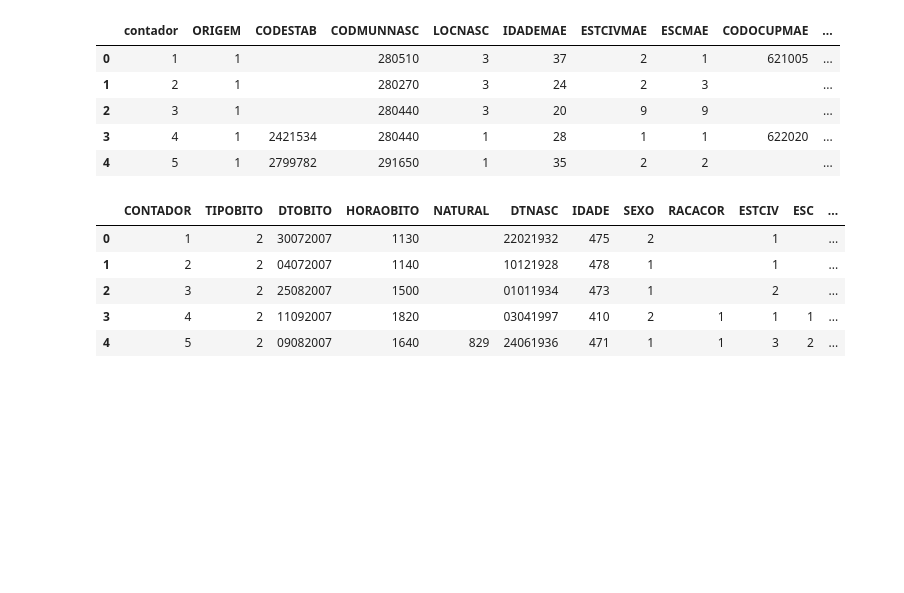
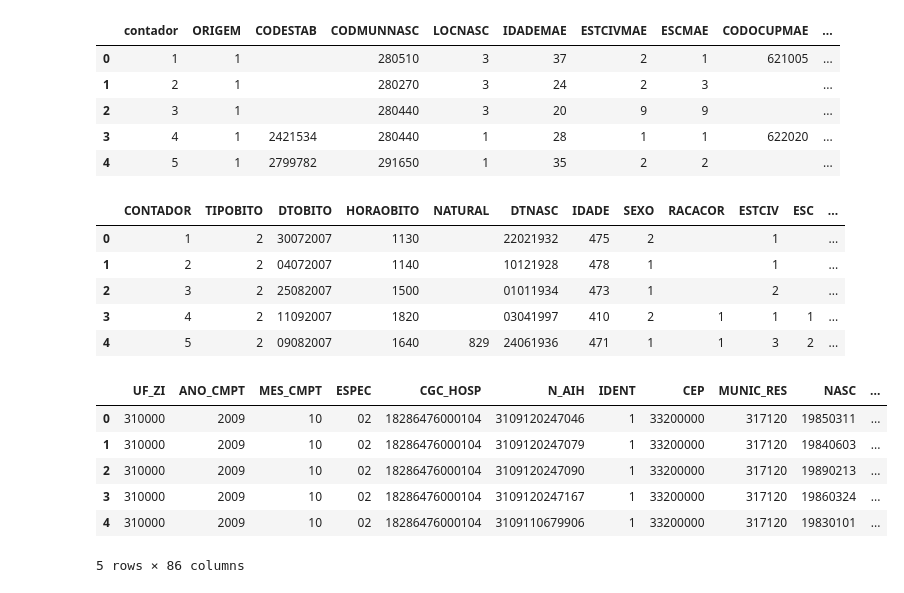
Before and after one commit to dadosesaude/datasus, a Jupyter notebook: pysus.ipynb, the cells around one changed output. Cells and saved outputs as stored; diff of their text form; code cells hidden in the pictures; blank space fills up the shorter version.

```diff
--- a/pysus.ipynb
+++ b/pysus.ipynb
@@ -46,0 +49,12 @@ df.head()
+# %%
+dfMG = download('mg', 2009, 10)
+# %%
+dfMG.head()
+# %% [output]
+|  | UF_ZI | ANO_CMPT | MES_CMPT | ESPEC | CGC_HOSP | N_AIH | IDENT | CEP | MUNIC_RES | NASC | ... |
+| 0 | 310000 | 2009 | 10 | 02 | 18286476000104 | 3109120247046 | 1 | 33200000 | 317120 | 19850311 | ... |
+| 1 | 310000 | 2009 | 10 | 02 | 18286476000104 | 3109120247079 | 1 | 33200000 | 317120 | 19840603 | ... |
+| 2 | 310000 | 2009 | 10 | 02 | 18286476000104 | 3109120247090 | 1 | 33200000 | 317120 | 19890213 | ... |
+| 3 | 310000 | 2009 | 10 | 02 | 18286476000104 | 3109120247167 | 1 | 33200000 | 317120 | 19860324 | ... |
+| 4 | 310000 | 2009 | 10 | 02 | 18286476000104 | 3109110679906 | 1 | 33200000 | 317120 | 19830101 | ... |
+5 rows × 86 columns
```
Also changed, not shown: parts of 3 cells of this notebook.
